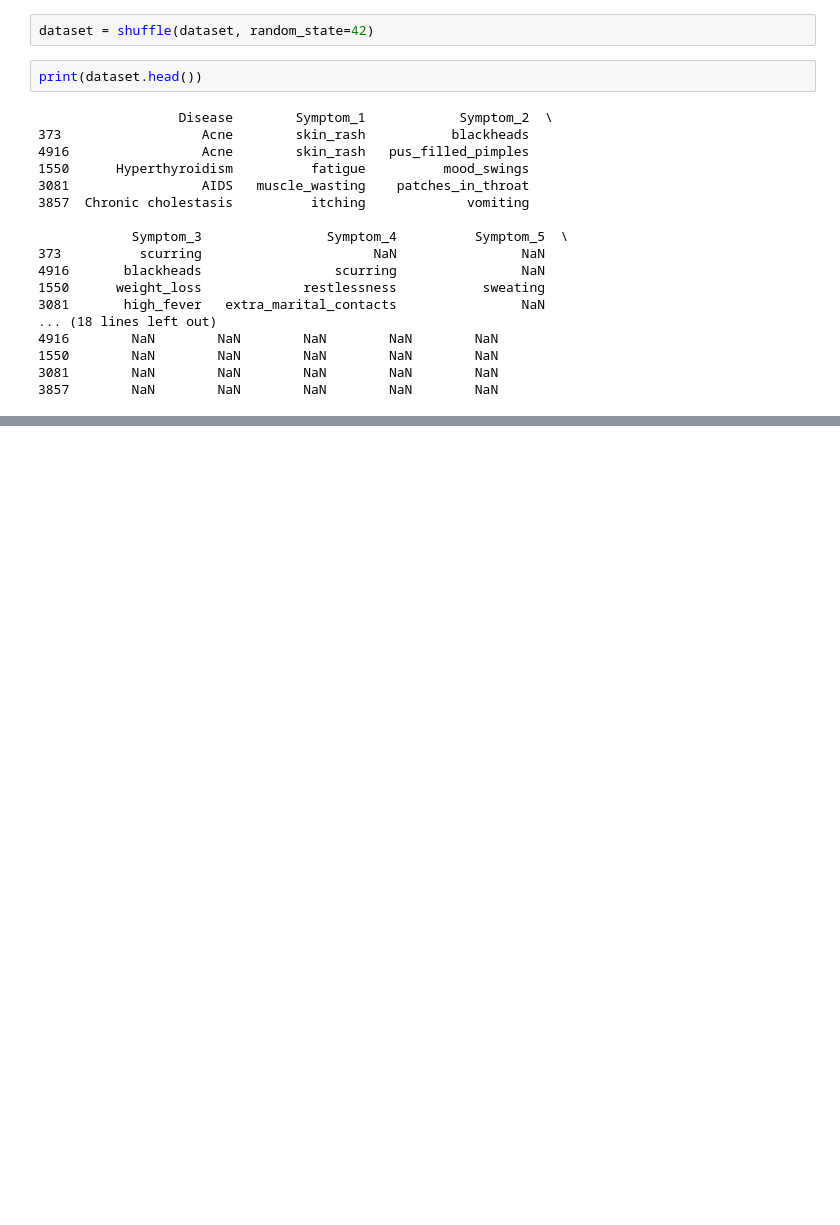
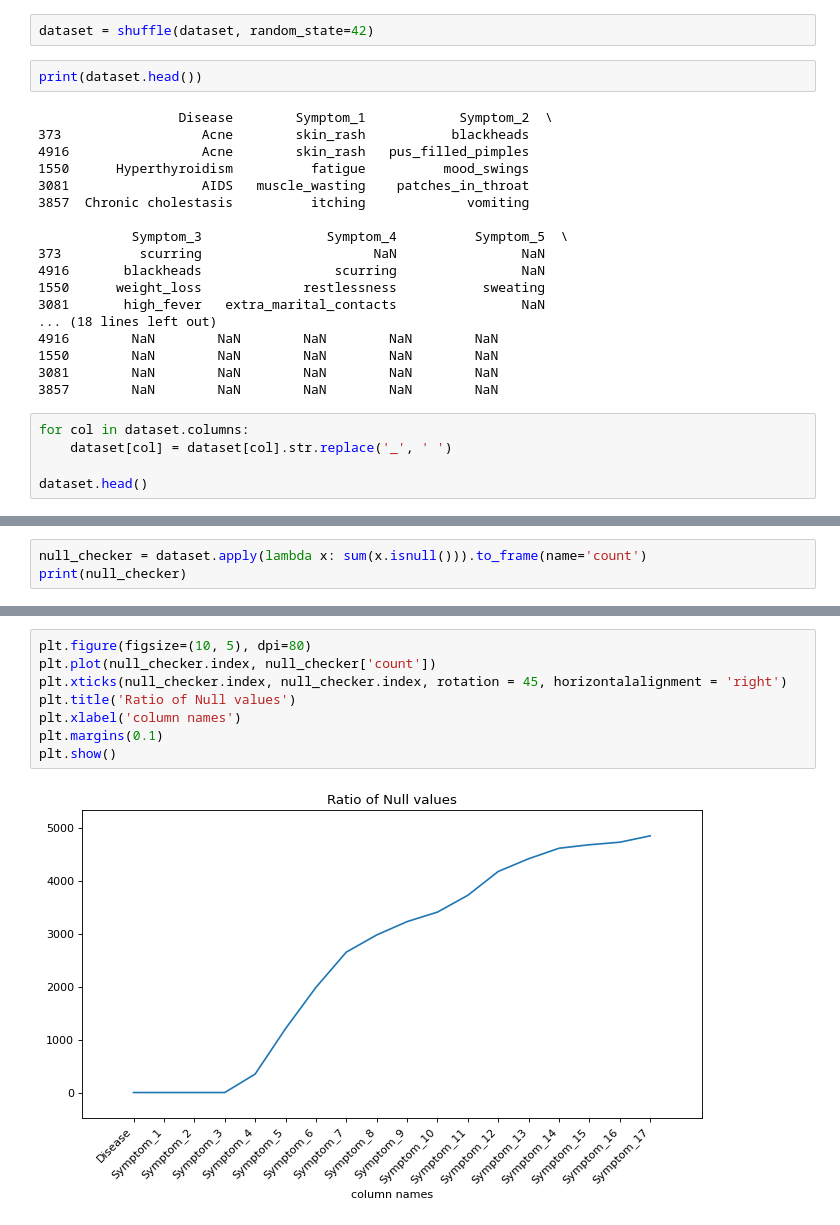
Before and after one commit to ShreyaN15/Medicure, a Jupyter notebook: medi_notebook.ipynb, the cells around one changed output, grey strips where cells are left out. Cells and saved outputs as stored; diff of their text form; blank space fills up the shorter version.

```diff
--- a/medi_notebook.ipynb
+++ b/medi_notebook.ipynb
@@ -157,3 +157,8 @@ print(dataset.head())
 1550        NaN        NaN        NaN        NaN        NaN
 3081        NaN        NaN        NaN        NaN        NaN
 3857        NaN        NaN        NaN        NaN        NaN
+# %%
+for col in dataset.columns:
+    dataset[col] = dataset[col].str.replace('_', ' ')
+
+dataset.head()
@@ -159,0 +180,3 @@ print(dataset.head())
+# %%
+null_checker = dataset.apply(lambda x: sum(x.isnull())).to_frame(name='count')
+print(null_checker)
@@ -159,0 +203,10 @@ print(dataset.head())
+# %%
+plt.figure(figsize=(10, 5), dpi=80)
+plt.plot(null_checker.index, null_checker['count'])
+plt.xticks(null_checker.index, null_checker.index, rotation = 45, horizontalalignment = 'right')
+plt.title('Ratio of Null values')
+plt.xlabel('column names')
+plt.margins(0.1)
+plt.show()
+# %% [output]
+[figure, added]
```
Also changed, not shown: parts of 5 cells of this notebook.
